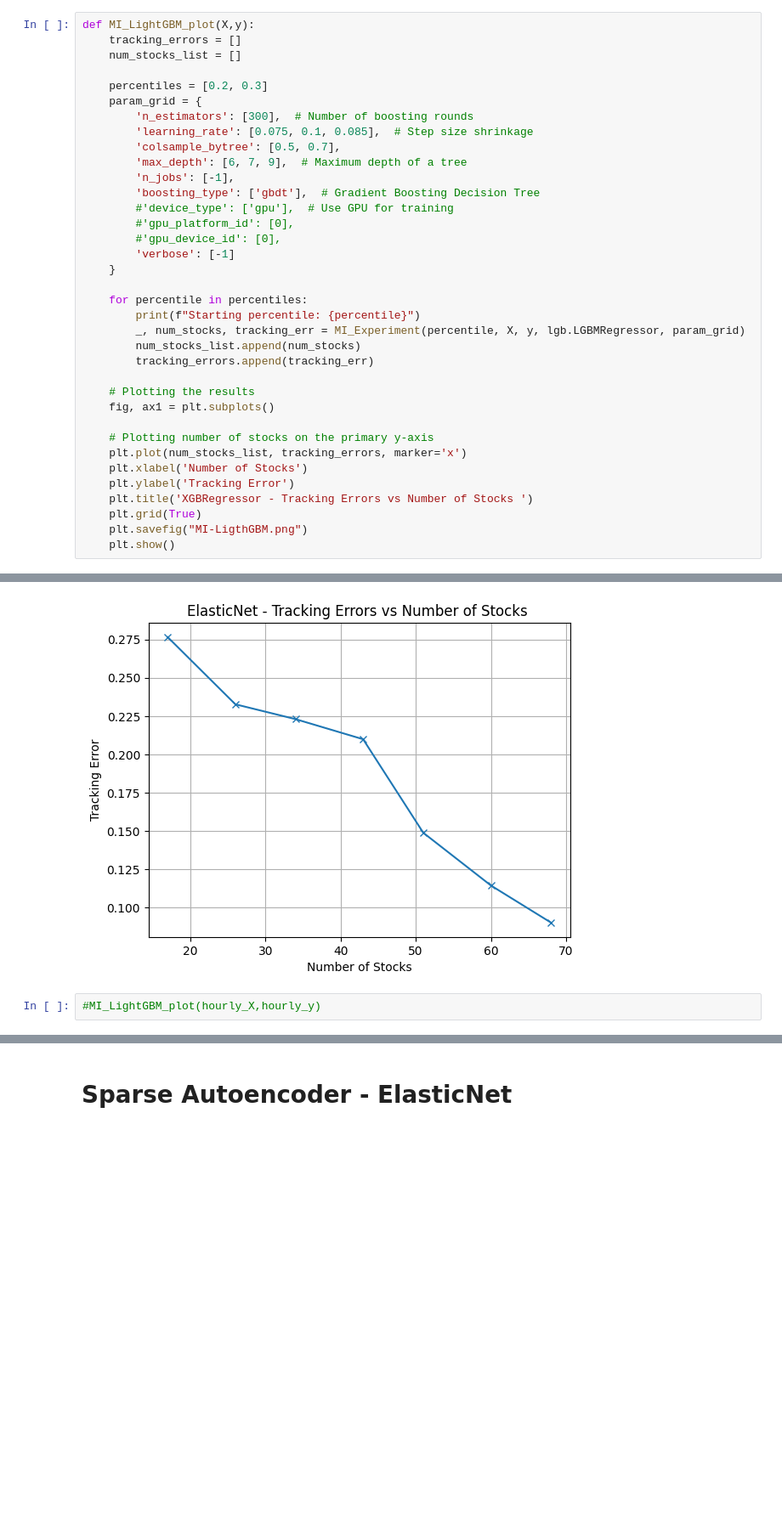
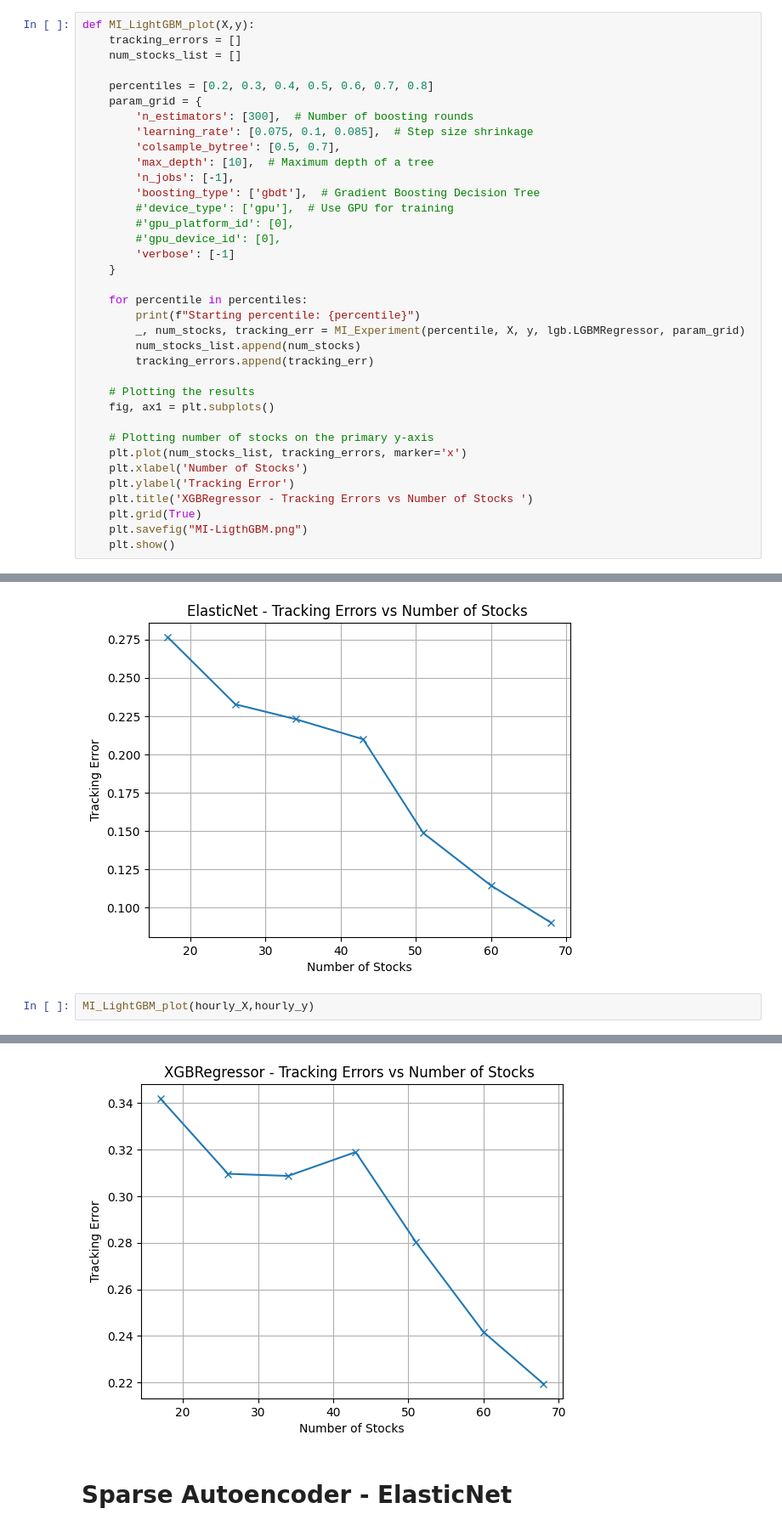
Before and after one commit to dbriito13/CSCA5622, a Jupyter notebook: nifty-50-partial-replication.ipynb, the cells around one changed output, grey strips where cells are left out. Shown: that part at 85% size. Drawn from its saved outputs; the diff is of its cells as text; blank space fills up the shorter version.

```diff
--- a/nifty-50-partial-replication.ipynb
+++ b/nifty-50-partial-replication.ipynb
@@ -715,12 +715,12 @@ def MI_LightGBM_plot(X,y):
     tracking_errors = []
     num_stocks_list = []
 
-    percentiles = [0.2, 0.3]
+    percentiles = [0.2, 0.3, 0.4, 0.5, 0.6, 0.7, 0.8]
     param_grid = {
         'n_estimators': [300],  # Number of boosting rounds
         'learning_rate': [0.075, 0.1, 0.085],  # Step size shrinkage
         'colsample_bytree': [0.5, 0.7],
-        'max_depth': [6, 7, 9],  # Maximum depth of a tree
+        'max_depth': [10],  # Maximum depth of a tree
         'n_jobs': [-1],
         'boosting_type': ['gbdt'],  # Gradient Boosting Decision Tree
         #'device_type': ['gpu'],  # Use GPU for training
@@ -822,4 +822,5 @@ Best Params for this fold: {'alpha': 0.00025, 'l1_ratio': 0.5}, Best Test Score:
 Percentile: 0.2, Tracking Error: 0.09024825399693479
 [figure]
 # %%
-#MI_LightGBM_plot(hourly_X,hourly_y)
+MI_LightGBM_plot(hourly_X,hourly_y)
+# %% [output]
@@ -826,3 +844,4 @@ Percentile: 0.2, Tracking Error: 0.09024825399693479
+[figure, added]
 # %% [markdown]
 # Sparse Autoencoder - ElasticNet
 # %%
```
Also changed, not shown: parts of 5 cells of this notebook.
